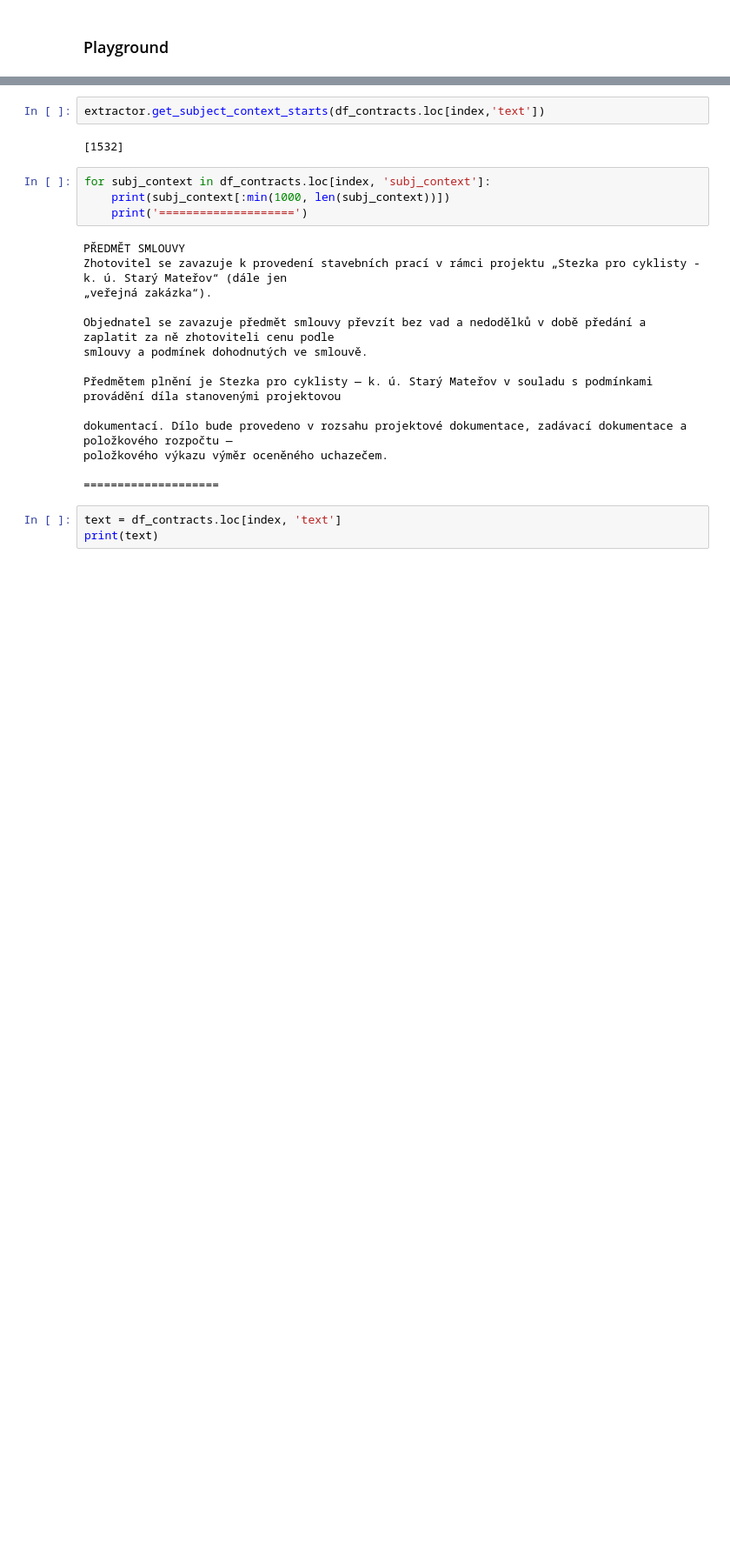
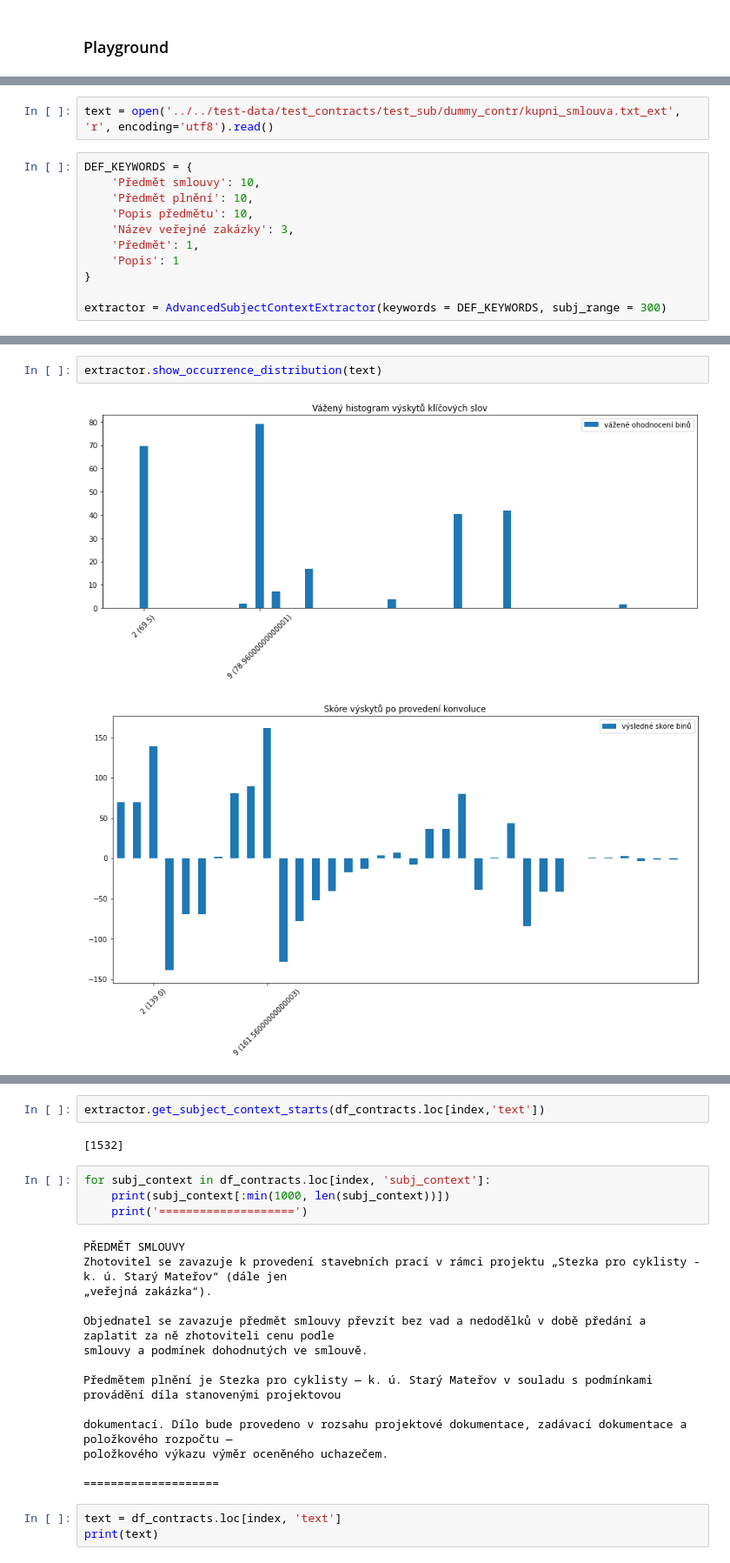
Before and after one commit to opendatalabcz/public-contract-recommendation, a Jupyter notebook: research/src/context_extraction.ipynb, the cells around one changed output, grey strips where cells are left out. Shown at 87% size. Cells and saved outputs as stored; diff of their text form; blank space fills up the shorter version.

```diff
--- a/research/src/context_extraction.ipynb
+++ b/research/src/context_extraction.ipynb
@@ -675,0 +320,13 @@ extractor.show_occurrence_distribution(df_contracts.loc[index,'text'])
+# %%
+text = open('../../test-data/test_contracts/test_sub/dummy_contr/kupni_smlouva.txt_ext', 'r', encoding='utf8').read()
+# %%
+DEF_KEYWORDS = {
+    'Předmět smlouvy': 10,
+    'Předmět plnění': 10,
+    'Popis předmětu': 10,
+    'Název veřejné zakázky': 3,
+    'Předmět': 1,
+    'Popis': 1
+}
+
+extractor = AdvancedSubjectContextExtractor(keywords = DEF_KEYWORDS, subj_range = 300)
@@ -675,0 +356,5 @@ extractor.show_occurrence_distribution(df_contracts.loc[index,'text'])
+# %%
+extractor.show_occurrence_distribution(text)
+# %% [output]
+[figure, added]
+[figure, added]
```
Also changed, not shown: parts of 27 cells of this notebook, 8 other files.
